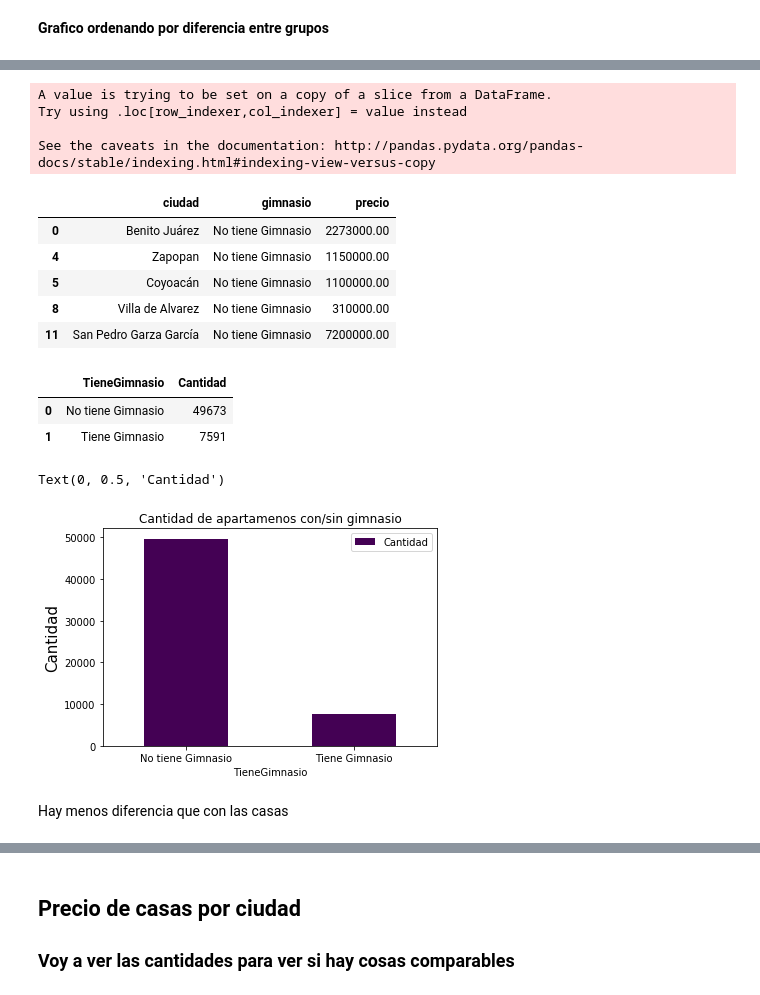
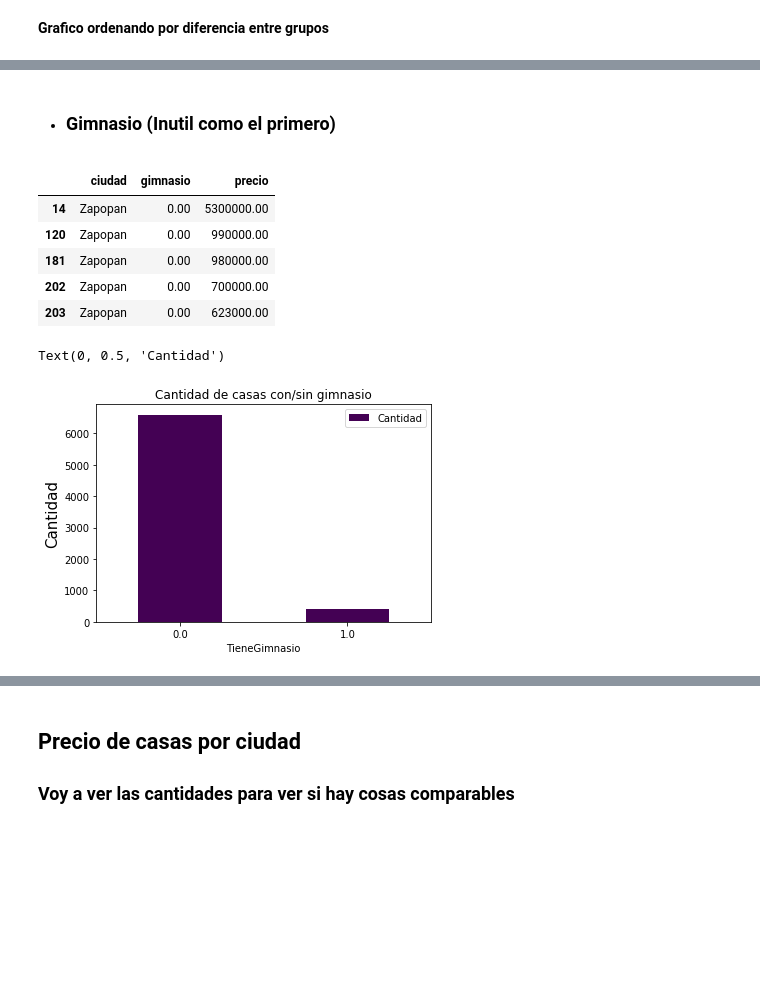
Before and after one commit to gdbien/9558-Organizacion-de-Datos, a Jupyter notebook: TP1/Lucas/HousesAnalysis.ipynb, the cells around one changed output, grey strips where cells are left out. Saved outputs shown, nothing was run; the diff lists cells and outputs as text; code cells hidden in the pictures; blank space fills up the shorter version.

```diff
--- a/TP1/Lucas/HousesAnalysis.ipynb
+++ b/TP1/Lucas/HousesAnalysis.ipynb
@@ -348,29 +320,21 @@ Text(0.5, 1.0, 'Diferencia entre promedios de precios de casas con/sin escuela c
-# %%
-apartamentoPrecioGimnasio = apartamentos.iloc[:, [5,17,22]]
-apartamentoPrecioGimnasio["gimnasio"] = apartamentoPrecioGimnasio["gimnasio"].map(lambda x : "Tiene Gimnasio" if x == 1 else "No tiene Gimnasio")
-apartamentoPrecioGimnasio.head()
-# %% [output]
-A value is trying to be set on a copy of a slice from a DataFrame.
-Try using .loc[row_indexer,col_indexer] = value instead
-
-See the caveats in the documentation: http://pandas.pydata.org/pandas-docs/stable/indexing.html#indexing-view-versus-copy
-|  | ciudad | gimnasio | precio |
-| 0 | Benito Juárez | No tiene Gimnasio | 2273000.00 |
-| 4 | Zapopan | No tiene Gimnasio | 1150000.00 |
-| 5 | Coyoacán | No tiene Gimnasio | 1100000.00 |
-| 8 | Villa de Alvarez | No tiene Gimnasio | 310000.00 |
-| 11 | San Pedro Garza García | No tiene Gimnasio | 7200000.00 |
+# %% [markdown]
+* ### Gimnasio (Inutil como el primero)
+# %%
+casaPrecioGimnasio = casas.iloc[:, [5,17,22]]
+casaPrecioGimnasio = casaPrecioGimnasio.loc[casaPrecioGimnasio["ciudad"] == "Zapopan"]
+casaPrecioGimnasio.head()
+# %% [output]
+|  | ciudad | gimnasio | precio |
+| 14 | Zapopan | 0.00 | 5300000.00 |
+| 120 | Zapopan | 0.00 | 990000.00 |
+| 181 | Zapopan | 0.00 | 980000.00 |
+| 202 | Zapopan | 0.00 | 700000.00 |
+| 203 | Zapopan | 0.00 | 623000.00 |
 # %%
-apartamentosConGimnasioCount = apartamentoPrecioGimnasio.groupby(apartamentoPrecioGimnasio["gimnasio"]).agg({"count"}).reset_index()
-apartamentosConGimnasioCount = apartamentosConGimnasioCount.iloc[:, [0,1]]
-apartamentosConGimnasioCount.columns = ["TieneGimnasio", "Cantidad"]
-display(apartamentosConGimnasioCount)
-apartamentosConGimnasioCount.plot.bar(x="TieneGimnasio", y="Cantidad", rot=0, title = "Cantidad de apartamenos con/sin gimnasio",colormap='viridis').set_ylabel("Cantidad", fontsize=15)
+casasConGimnasioCount = casaPrecioGimnasio.groupby(casaPrecioGimnasio["gimnasio"]).agg({"count"}).reset_index()
+casasConGimnasioCount = casasConGimnasioCount.iloc[:, [0,1]]
+casasConGimnasioCount.columns = ["TieneGimnasio", "Cantidad"]
+casasConGimnasioCount.plot.bar(x="TieneGimnasio", y="Cantidad", rot=0, title = "Cantidad de casas con/sin gimnasio",colormap='viridis').set_ylabel("Cantidad", fontsize=15)
 # %% [output]
-|  | TieneGimnasio | Cantidad |
-| 0 | No tiene Gimnasio | 49673 |
-| 1 | Tiene Gimnasio | 7591 |
 Text(0, 0.5, 'Cantidad')
-[figure, old version]
+[figure, new version]
-# %% [markdown]
-Hay menos diferencia que con las casas
```
Also changed, not shown: parts of 21 cells of this notebook.
